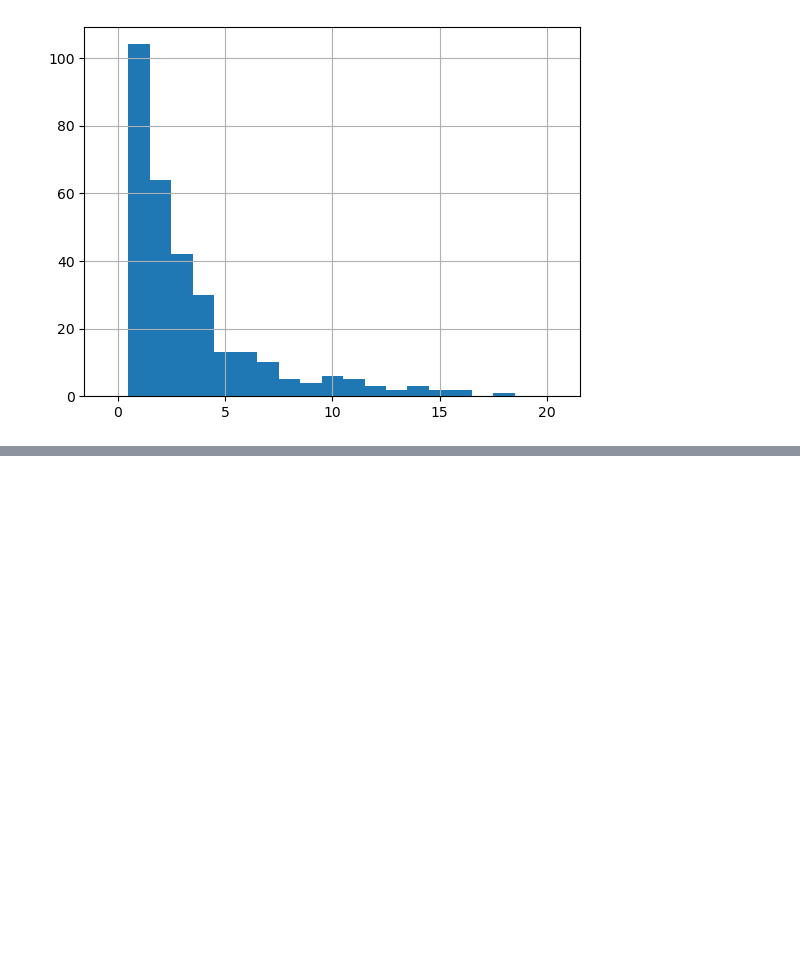
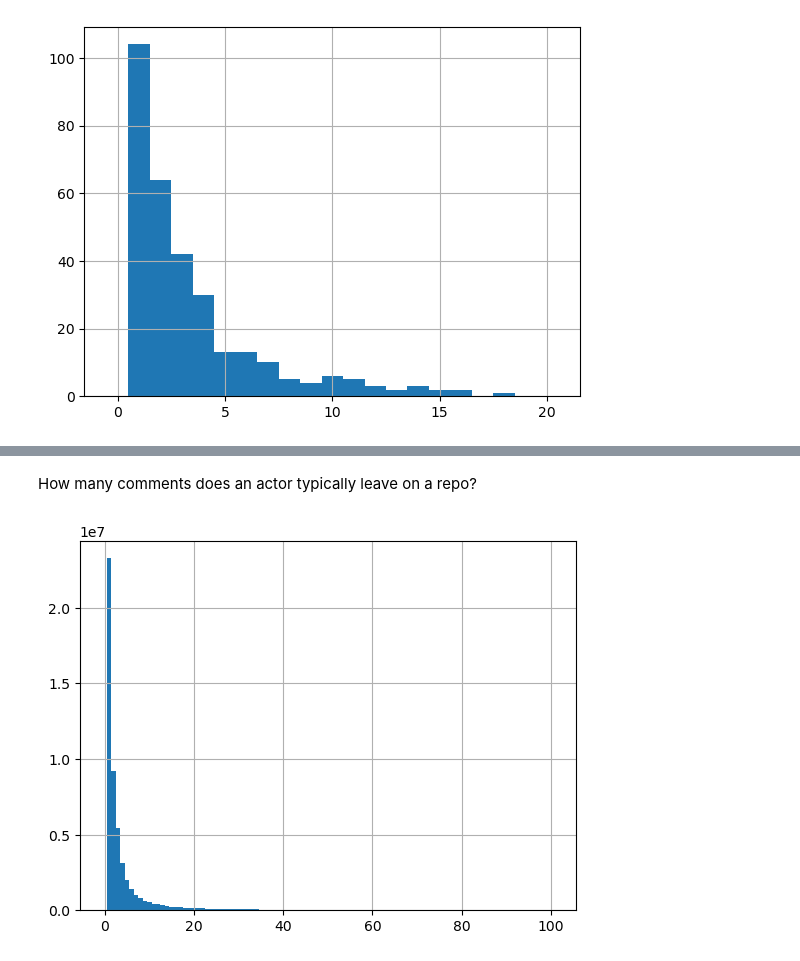
Before and after one commit to jpivarski-talks/2023-05-09-chep23-analysis-of-physicists, a Jupyter notebook: analysis/simplify-GHArchive-preanalysis.ipynb, the cells around one changed output, grey strips where cells are left out. Saved outputs shown, nothing was run; the diff lists cells and outputs as text; code cells hidden in the pictures; blank space fills up the shorter version.

```diff
--- a/analysis/simplify-GHArchive-preanalysis.ipynb
+++ b/analysis/simplify-GHArchive-preanalysis.ipynb
@@ -130,0 +150,31 @@ df_audience[
+# %%
+def df
+# %%
+bot_actors = np.array(
+    [
+        int(line.split(b"\t")[0])
+        for line in subprocess.Popen(
+            [
+                "fgrep",
+                "[bot]",
+                "/home/jpivarski/storage/data/GHArchive/actor_id_name.txt",
+            ],
+            stdout=subprocess.PIPE,
+        )
+        .communicate()[0]
+        .split(b"\n")
+        if line != b""
+    ]
+)
+# %%
+dfs = [
+    pd.DataFrame(dict(h5py.File(filename, "r")))
+    for filename in sorted(
+        glob.glob("/home/jpivarski/storage/data/GHArchive/GHArchive-*-aggregated.h5")
+    )
+]
+dfs = [df[(~df.actor_id.isin(bot_actors)) & (df.event_type_id.isin([10, 11, 15, 16]))] for df in dfs]
+df = pd.concat(dfs, ignore_index=True)
+del dfs
+# %%
+actor_repo = df.groupby(["actor_id", "repo_id"])["count"].sum()
@@ -130,0 +197,6 @@ df_audience[
+# %% [markdown]
+How many comments does an actor typically leave on a repo?
+# %%
+actor_repo.hist(bins=101, range=(-0.5, 100.5));
+# %% [output]
+[figure, added]
```
Also changed, not shown: parts of 18 cells of this notebook.
